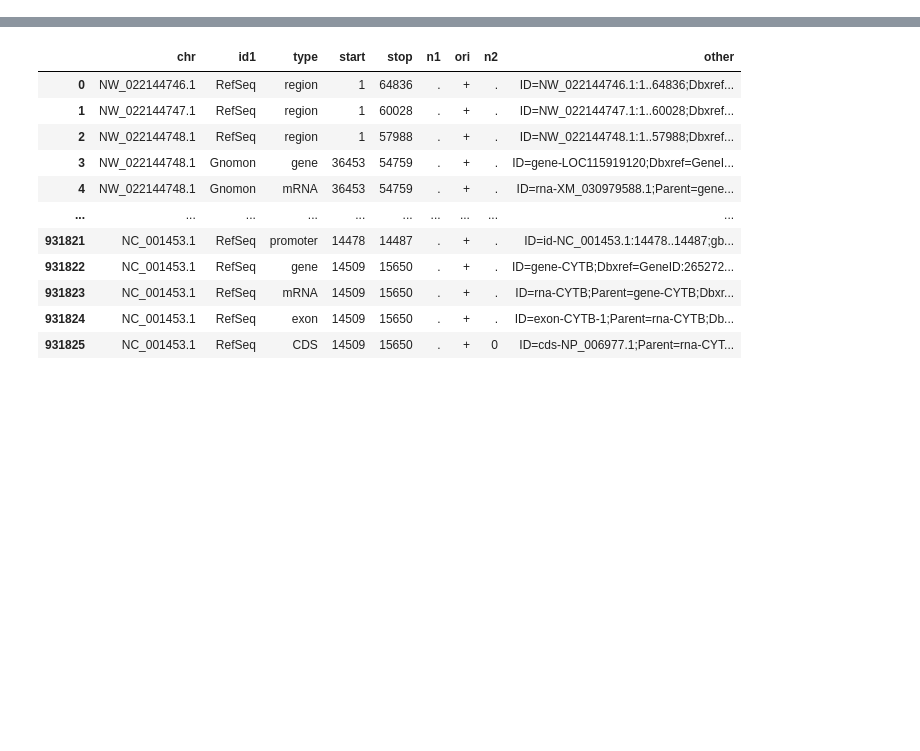
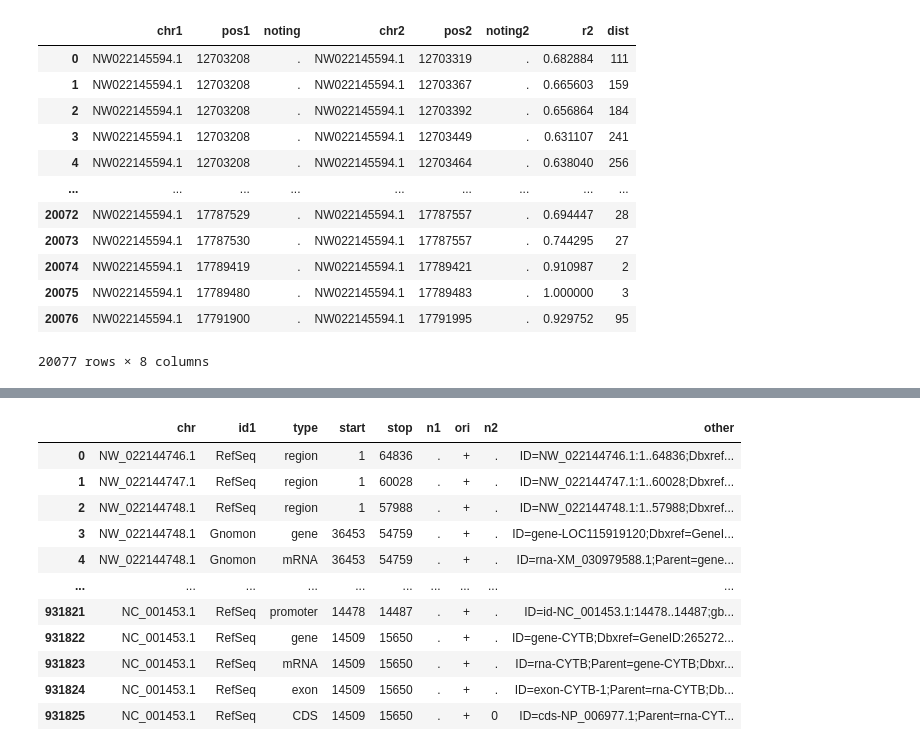
Before and after one commit to Cpetak/local_pca_pipe, a Jupyter notebook: fst_plot.ipynb, the cells around one changed output, grey strips where cells are left out. Saved outputs shown, nothing was run; the diff lists cells and outputs as text; code cells hidden in the pictures; blank space fills up the shorter version.

```diff
--- a/fst_plot.ipynb
+++ b/fst_plot.ipynb
@@ -3,0 +8,19 @@ import matplotlib.pyplot as plt
+# %%
+ld = pd.read_csv("local_pca_pipe/NW_022145594.1_start_stop1mil_resultLD.ld", delim_whitespace=True)
+ld.columns = ["chr1", "pos1", "noting", "chr2", "pos2", "noting2", "r2"]
+ld["dist"]=ld["pos2"] - ld["pos1"]
+ld
+# %% [output]
+|  | chr1 | pos1 | noting | chr2 | pos2 | noting2 | r2 | dist |
+| 0 | NW022145594.1 | 12703208 | . | NW022145594.1 | 12703319 | . | 0.682884 | 111 |
+| 1 | NW022145594.1 | 12703208 | . | NW022145594.1 | 12703367 | . | 0.665603 | 159 |
+| 2 | NW022145594.1 | 12703208 | . | NW022145594.1 | 12703392 | . | 0.656864 | 184 |
+| 3 | NW022145594.1 | 12703208 | . | NW022145594.1 | 12703449 | . | 0.631107 | 241 |
+| 4 | NW022145594.1 | 12703208 | . | NW022145594.1 | 12703464 | . | 0.638040 | 256 |
+| ... | ... | ... | ... | ... | ... | ... | ... | ... |
+| 20072 | NW022145594.1 | 17787529 | . | NW022145594.1 | 17787557 | . | 0.694447 | 28 |
+| 20073 | NW022145594.1 | 17787530 | . | NW022145594.1 | 17787557 | . | 0.744295 | 27 |
+| 20074 | NW022145594.1 | 17789419 | . | NW022145594.1 | 17789421 | . | 0.910987 | 2 |
+| 20075 | NW022145594.1 | 17789480 | . | NW022145594.1 | 17789483 | . | 1.000000 | 3 |
+| 20076 | NW022145594.1 | 17791900 | . | NW022145594.1 | 17791995 | . | 0.929752 | 95 |
+20077 rows × 8 columns
```
Also changed, not shown: parts of 9 cells of this notebook, 4 other files.
